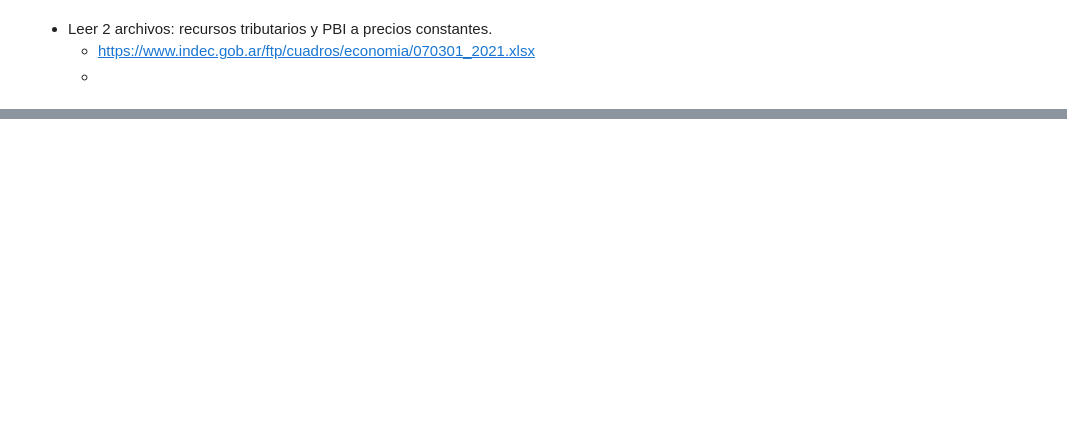
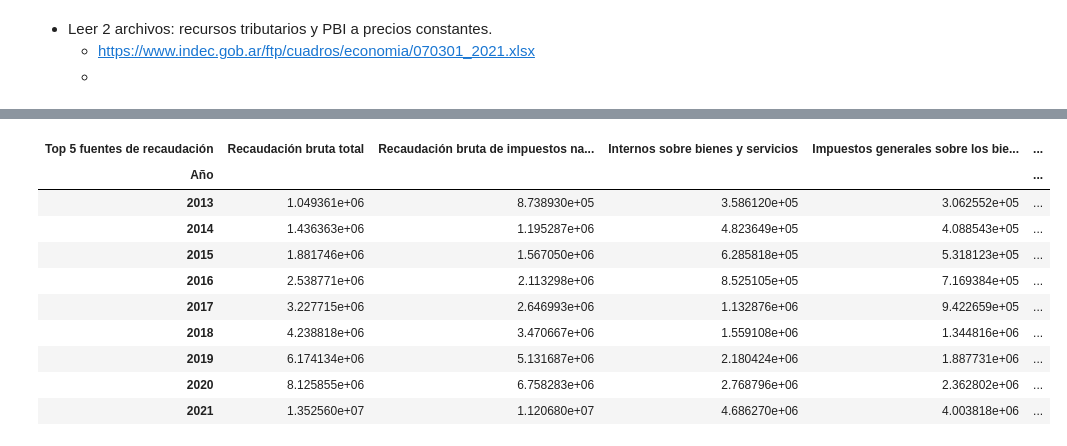
Before and after one commit to LucaGelmini/curso-python-indec, a Jupyter notebook: trabajo_final/Respuesta Trabajo Final/tp_final_rta.ipynb, the cells around one changed output, grey strips where cells are left out. Drawn from its saved outputs; the diff is of its cells as text; code cells hidden in the pictures; blank space fills up the shorter version.

```diff
--- a/trabajo_final/Respuesta Trabajo Final/tp_final_rta.ipynb
+++ b/trabajo_final/Respuesta Trabajo Final/tp_final_rta.ipynb
@@ -78,0 +167,14 @@ df_pbi.merge(df_recursos, on="Año")
+# %%
+df_recursos_top_5
+# %% [output]
+| Top 5 fuentes de recaudación | Recaudación bruta total | Recaudación bruta de impuestos na... | Internos sobre bienes y servicios | Impuestos generales sobre los bie... | ... |
+| Año |  |  |  |  | ... |
+| 2013 | 1.049361e+06 | 8.738930e+05 | 3.586120e+05 | 3.062552e+05 | ... |
+| 2014 | 1.436363e+06 | 1.195287e+06 | 4.823649e+05 | 4.088543e+05 | ... |
+| 2015 | 1.881746e+06 | 1.567050e+06 | 6.285818e+05 | 5.318123e+05 | ... |
+| 2016 | 2.538771e+06 | 2.113298e+06 | 8.525105e+05 | 7.169384e+05 | ... |
+| 2017 | 3.227715e+06 | 2.646993e+06 | 1.132876e+06 | 9.422659e+05 | ... |
+| 2018 | 4.238818e+06 | 3.470667e+06 | 1.559108e+06 | 1.344816e+06 | ... |
+| 2019 | 6.174134e+06 | 5.131687e+06 | 2.180424e+06 | 1.887731e+06 | ... |
+| 2020 | 8.125855e+06 | 6.758283e+06 | 2.768796e+06 | 2.362802e+06 | ... |
+| 2021 | 1.352560e+07 | 1.120680e+07 | 4.686270e+06 | 4.003818e+06 | ... |
```
Also changed, not shown: parts of 15 cells of this notebook, 6 other files.
